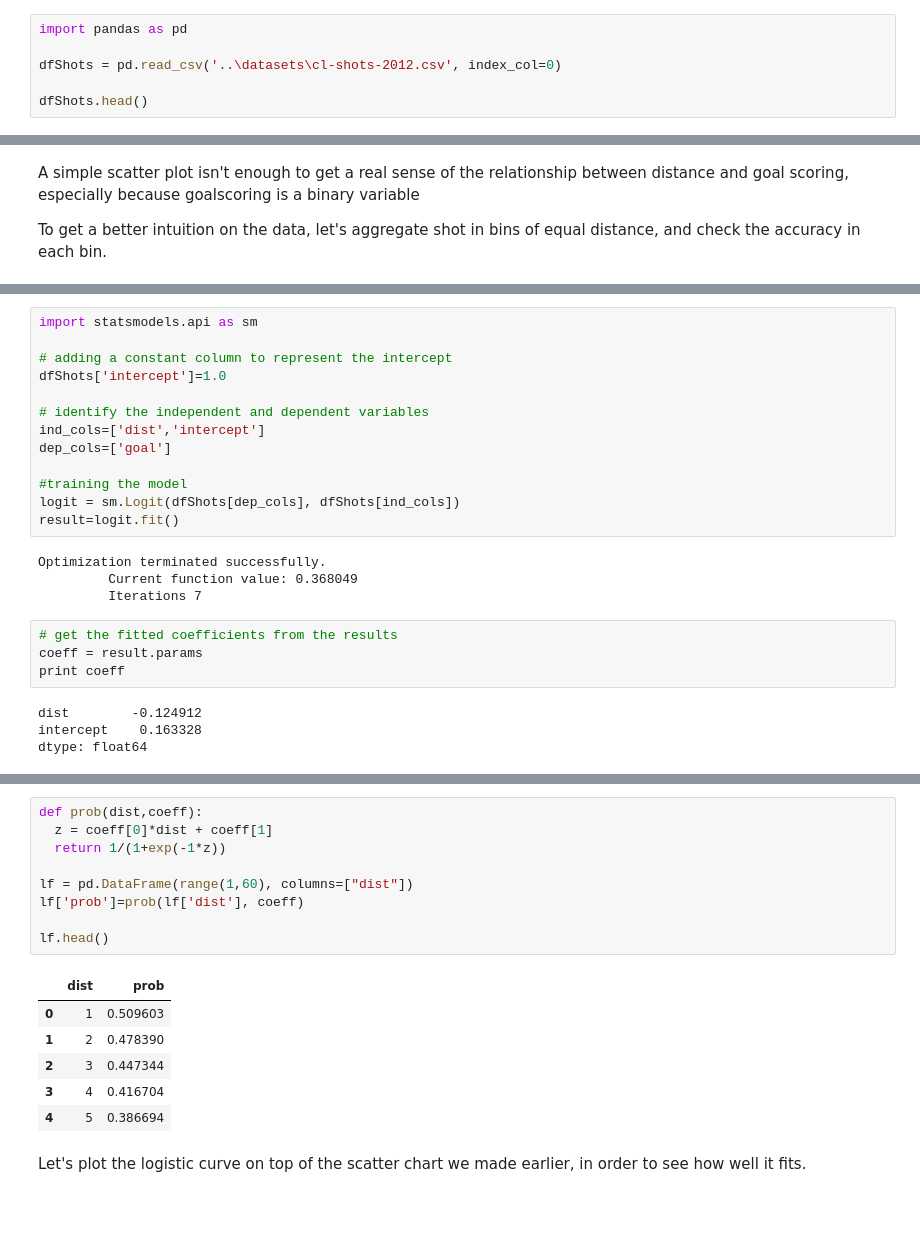
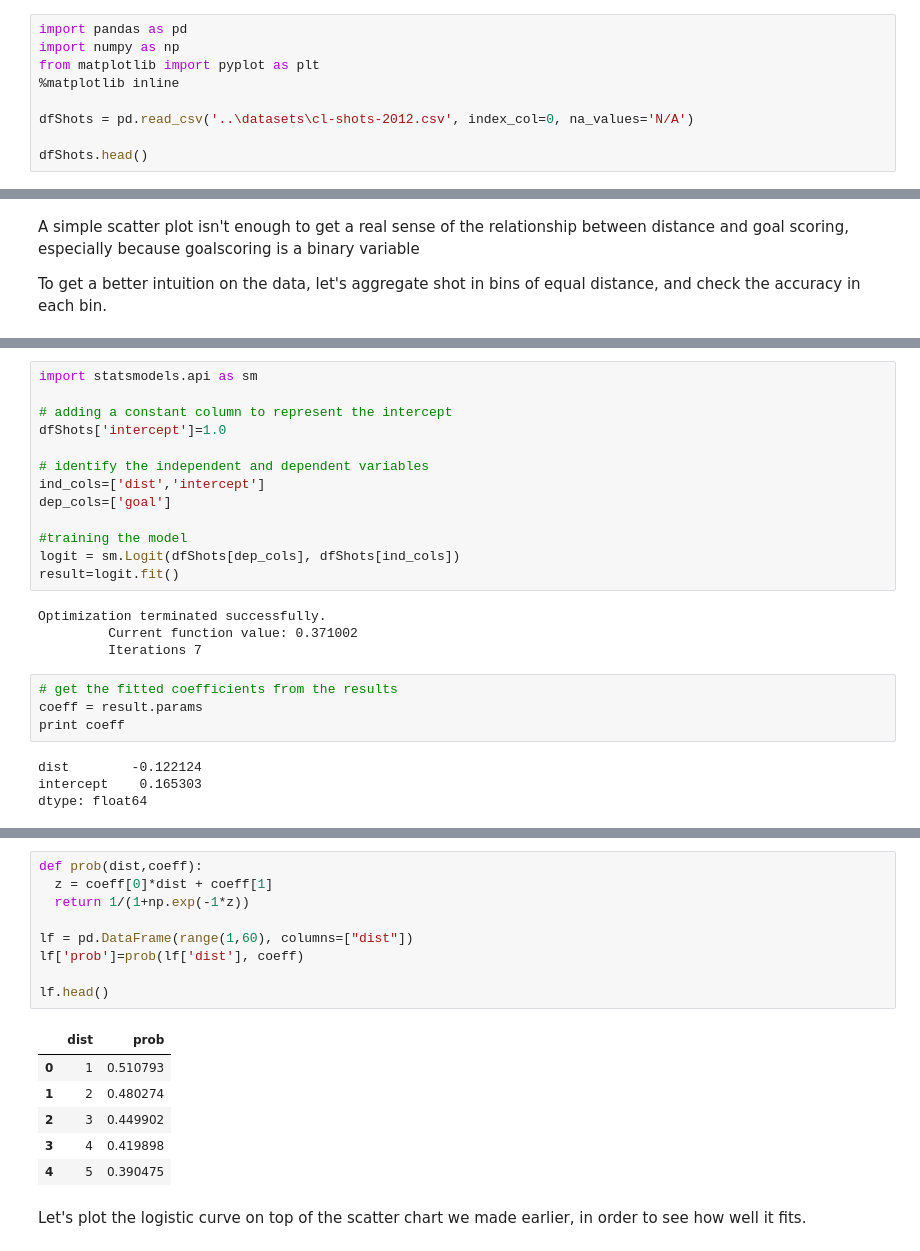
Before and after one commit to rjtavares/football-crunching, a Jupyter notebook: notebooks/how likely is it to score from 45 meters.ipynb, the cells around one changed output, grey strips where cells are left out. Saved outputs shown, nothing was run; the diff lists cells and outputs as text; blank space fills up the shorter version.

```diff
--- a/notebooks/how likely is it to score from 45 meters.ipynb
+++ b/notebooks/how likely is it to score from 45 meters.ipynb
@@ -33,8 +40,11 @@ Enough talk already, let's get down to business:
 Let's start by importing pandas, loading the dataset and inspecting the data.
 # %%
 import pandas as pd
+import numpy as np
+from matplotlib import pyplot as plt
+%matplotlib inline
 
-dfShots = pd.read_csv('..\datasets\cl-shots-2012.csv', index_col=0)
+dfShots = pd.read_csv('..\datasets\cl-shots-2012.csv', index_col=0, na_values='N/A')
 
 dfShots.head()
 # %% [output]
@@ -147,15 +155,15 @@ logit = sm.Logit(dfShots[dep_cols], dfShots[ind_cols])
 result=logit.fit()
 # %% [output]
 Optimization terminated successfully.
-         Current function value: 0.368049
+         Current function value: 0.371002
          Iterations 7
 # %%
 # get the fitted coefficients from the results
 coeff = result.params
 print coeff
 # %% [output]
-dist        -0.124912
-intercept    0.163328
+dist        -0.122124
+intercept    0.165303
 dtype: float64
 # %% [markdown]
 Now we have the parameters. How do we use them?
@@ -168,19 +176,19 @@ In our case, β0 is the *intercept* parameter and β1 the *dist* parameter. Let'
 # %%
 def prob(dist,coeff):
   z = coeff[0]*dist + coeff[1]
-  return 1/(1+exp(-1*z))
+  return 1/(1+np.exp(-1*z))
 
 lf = pd.DataFrame(range(1,60), columns=["dist"])
 lf['prob']=prob(lf['dist'], coeff)
 
 lf.head()
 # %% [output]
 |  | dist | prob |
-| 0 | 1 | 0.509603 |
-| 1 | 2 | 0.478390 |
-| 2 | 3 | 0.447344 |
-| 3 | 4 | 0.416704 |
-| 4 | 5 | 0.386694 |
+| 0 | 1 | 0.510793 |
+| 1 | 2 | 0.480274 |
+| 2 | 3 | 0.449902 |
+| 3 | 4 | 0.419898 |
+| 4 | 5 | 0.390475 |
 # %% [markdown]
 Let's plot the logistic curve on top of the scatter chart we made earlier, in order to see how well it fits.
 # %%
```
Also changed, not shown: parts of 10 cells of this notebook, 1 other file.
